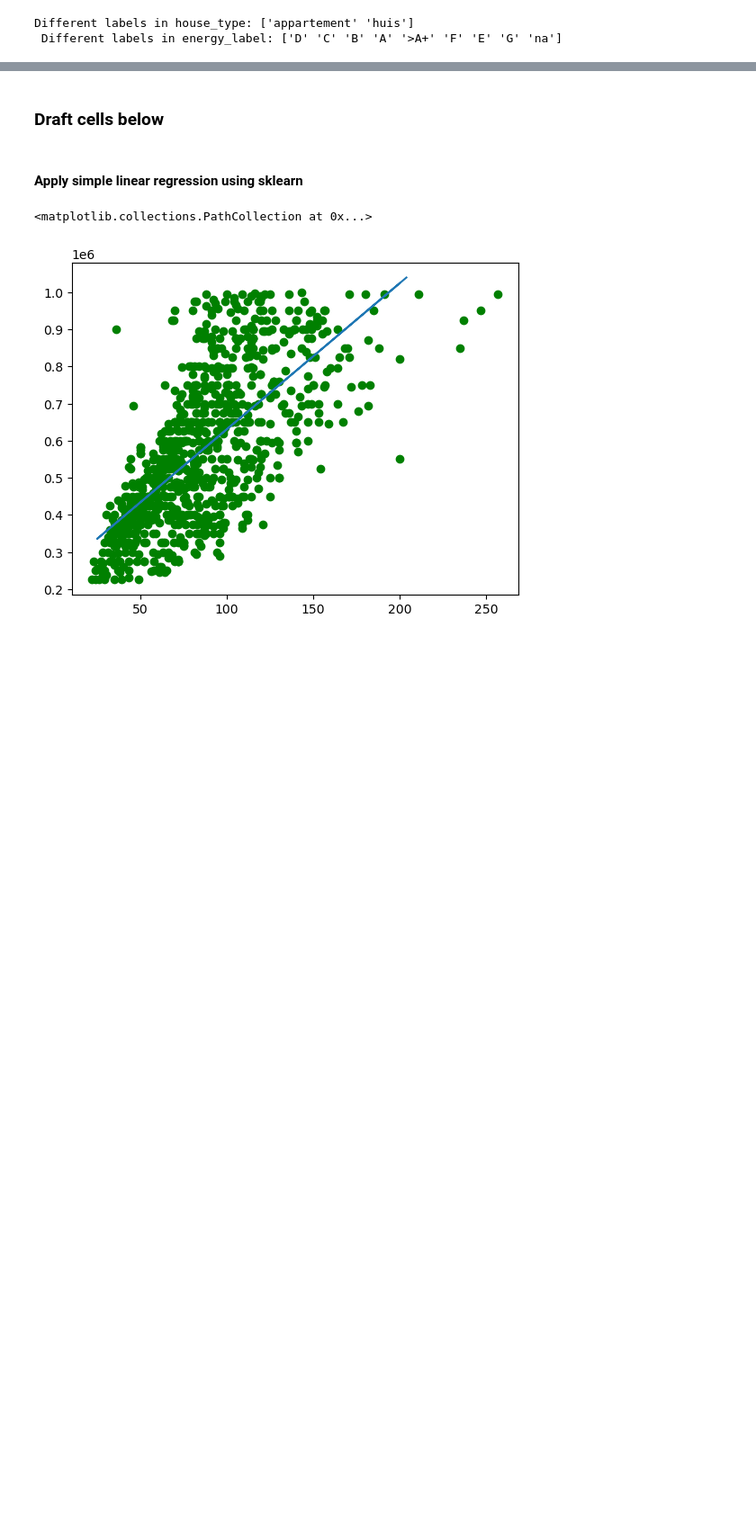
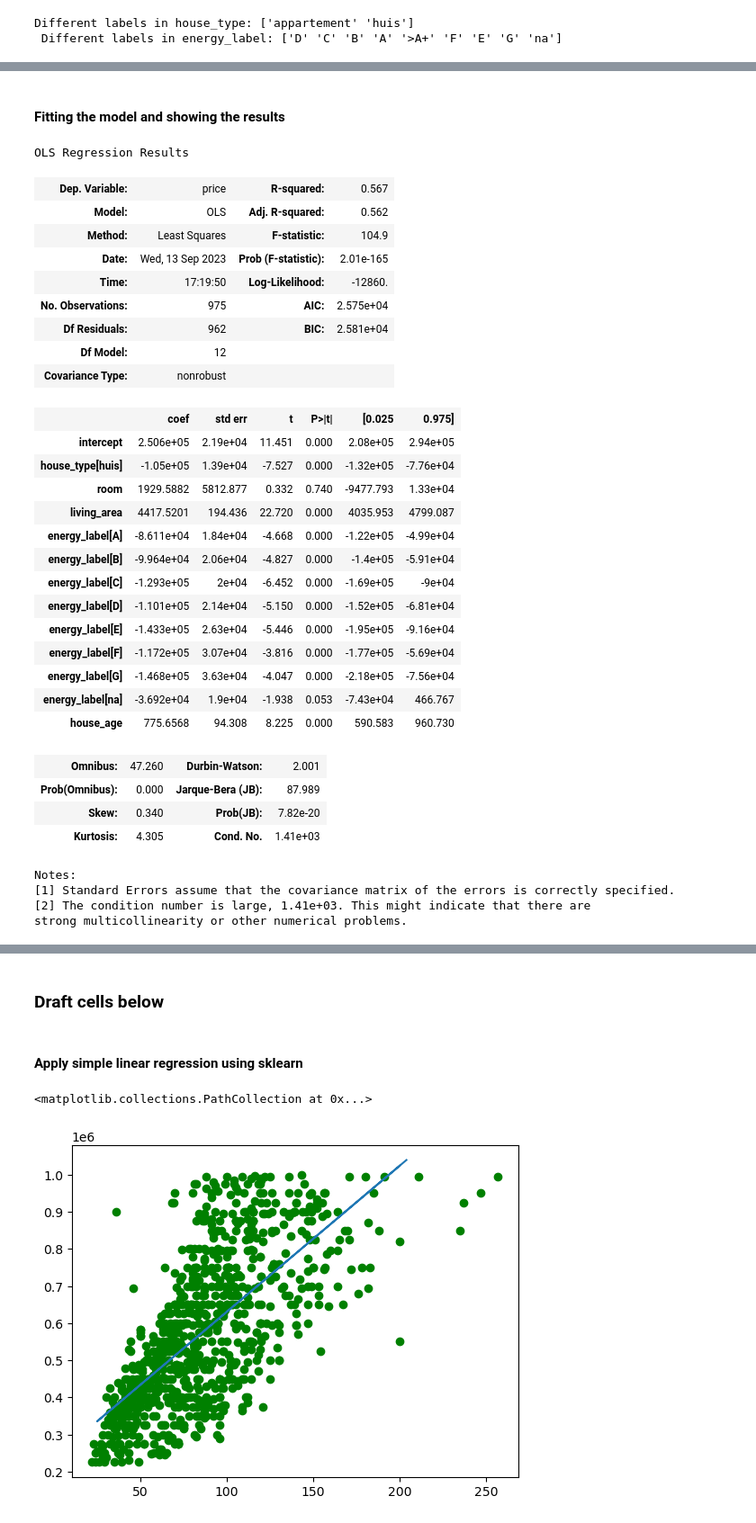
Before and after one commit to luukvanroessel/ML, a Jupyter notebook: funda.ipynb, the cells around one changed output, grey strips where cells are left out. Shown at 90% size. Drawn from its saved outputs; the diff is of its cells as text; code cells hidden in the pictures; blank space fills up the shorter version.

```diff
--- a/funda.ipynb
+++ b/funda.ipynb
@@ -246,0 +272,39 @@ summarize(model.fit())
+# %% [markdown]
+#### Fitting the model and showing the results
+# %%
+model = sm.OLS(y_train, X_train)
+results = model.fit()
+results.summary()
+# %% [output]
+OLS Regression Results
+| Dep. Variable: | price | R-squared: | 0.567 |
+| Model: | OLS | Adj. R-squared: | 0.562 |
+| Method: | Least Squares | F-statistic: | 104.9 |
+| Date: | Wed, 13 Sep 2023 | Prob (F-statistic): | 2.01e-165 |
+| Time: | 17:19:50 | Log-Likelihood: | -12860. |
+| No. Observations: | 975 | AIC: | 2.575e+04 |
+| Df Residuals: | 962 | BIC: | 2.581e+04 |
+| Df Model: | 12 |  |  |
+| Covariance Type: | nonrobust |  |  |
+|  | coef | std err | t | P>|t| | [0.025 | 0.975] |
+| intercept | 2.506e+05 | 2.19e+04 | 11.451 | 0.000 | 2.08e+05 | 2.94e+05 |
+| house_type[huis] | -1.05e+05 | 1.39e+04 | -7.527 | 0.000 | -1.32e+05 | -7.76e+04 |
+| room | 1929.5882 | 5812.877 | 0.332 | 0.740 | -9477.793 | 1.33e+04 |
+| living_area | 4417.5201 | 194.436 | 22.720 | 0.000 | 4035.953 | 4799.087 |
+| energy_label[A] | -8.611e+04 | 1.84e+04 | -4.668 | 0.000 | -1.22e+05 | -4.99e+04 |
+| energy_label[B] | -9.964e+04 | 2.06e+04 | -4.827 | 0.000 | -1.4e+05 | -5.91e+04 |
+| energy_label[C] | -1.293e+05 | 2e+04 | -6.452 | 0.000 | -1.69e+05 | -9e+04 |
+| energy_label[D] | -1.101e+05 | 2.14e+04 | -5.150 | 0.000 | -1.52e+05 | -6.81e+04 |
+| energy_label[E] | -1.433e+05 | 2.63e+04 | -5.446 | 0.000 | -1.95e+05 | -9.16e+04 |
+| energy_label[F] | -1.172e+05 | 3.07e+04 | -3.816 | 0.000 | -1.77e+05 | -5.69e+04 |
+| energy_label[G] | -1.468e+05 | 3.63e+04 | -4.047 | 0.000 | -2.18e+05 | -7.56e+04 |
+| energy_label[na] | -3.692e+04 | 1.9e+04 | -1.938 | 0.053 | -7.43e+04 | 466.767 |
+| house_age | 775.6568 | 94.308 | 8.225 | 0.000 | 590.583 | 960.730 |
+| Omnibus: | 47.260 | Durbin-Watson: | 2.001 |
+| Prob(Omnibus): | 0.000 | Jarque-Bera (JB): | 87.989 |
+| Skew: | 0.340 | Prob(JB): | 7.82e-20 |
+| Kurtosis: | 4.305 | Cond. No. | 1.41e+03 |
+Notes:
+[1] Standard Errors assume that the covariance matrix of the errors is correctly specified.
+[2] The condition number is large, 1.41e+03. This might indicate that there are
+strong multicollinearity or other numerical problems.
```
Also changed, not shown: parts of 21 cells of this notebook.
